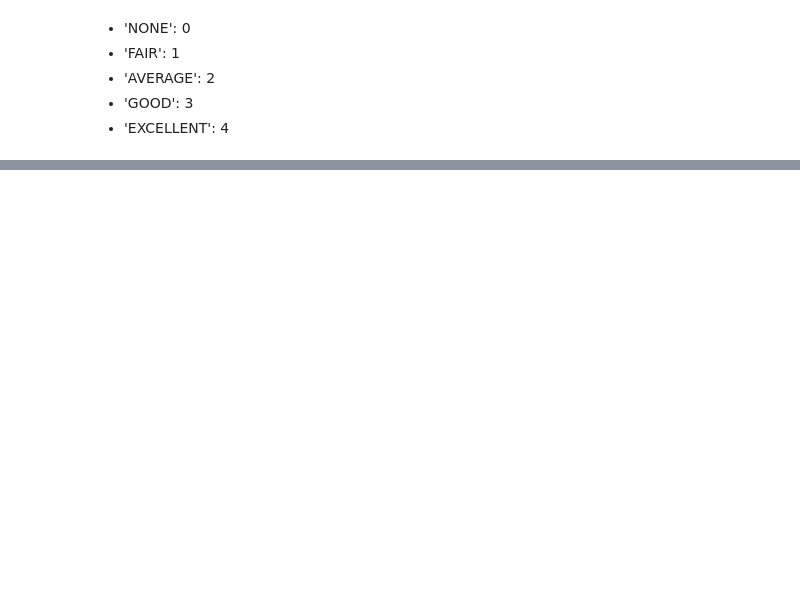
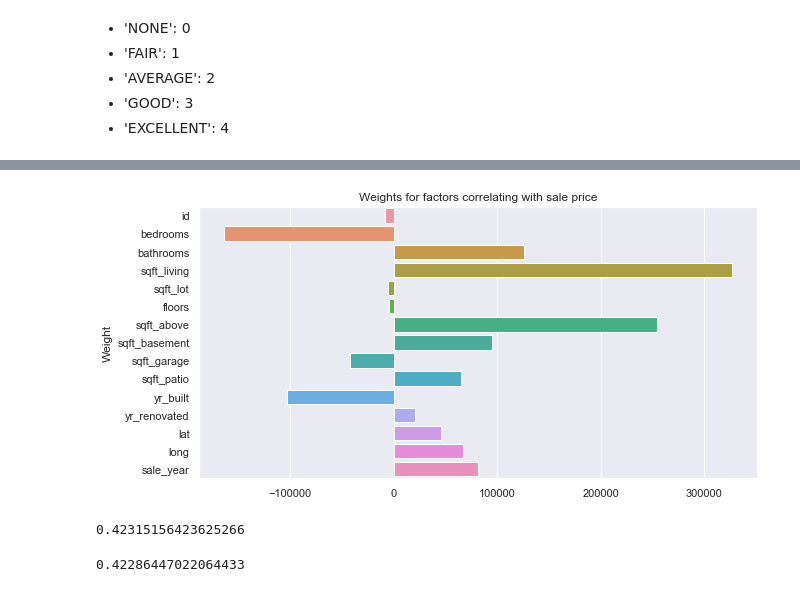
Before and after one commit to AliRampur/Phase-2-Group-Project, a Jupyter notebook: Charlie_notebook.ipynb, the cells around one changed output, grey strips where cells are left out. Saved outputs shown, nothing was run; the diff lists cells and outputs as text; code cells hidden in the pictures; blank space fills up the shorter version.

```diff
--- a/Charlie_notebook.ipynb
+++ b/Charlie_notebook.ipynb
@@ -648,0 +578,7 @@ df.head()
+# %%
+X_standard = X.apply(lambda x: (x-x.mean())/ x.std())
+# %%
+results_standardized = sm.OLS(y, sm.add_constant(X_standard)).fit()
+# %%
+weights = results_standardized.params
+weights
@@ -648,0 +603,16 @@ df.head()
+# %%
+plt.figure(figsize=(10,5))
+sns.barplot(y = weights[1::].index, x = weights[1::].values)
+plt.title("Weights for factors correlating with sale price")
+plt.ylabel('Weight')
+plt.show()
+# %% [output]
+[figure, added]
+# %%
+results_standardized.rsquared
+# %% [output]
+0.42315156423625266
+# %%
+results.rsquared_adj
+# %% [output]
+0.42286447022064433
```
Also changed, not shown: parts of 29 cells of this notebook.
